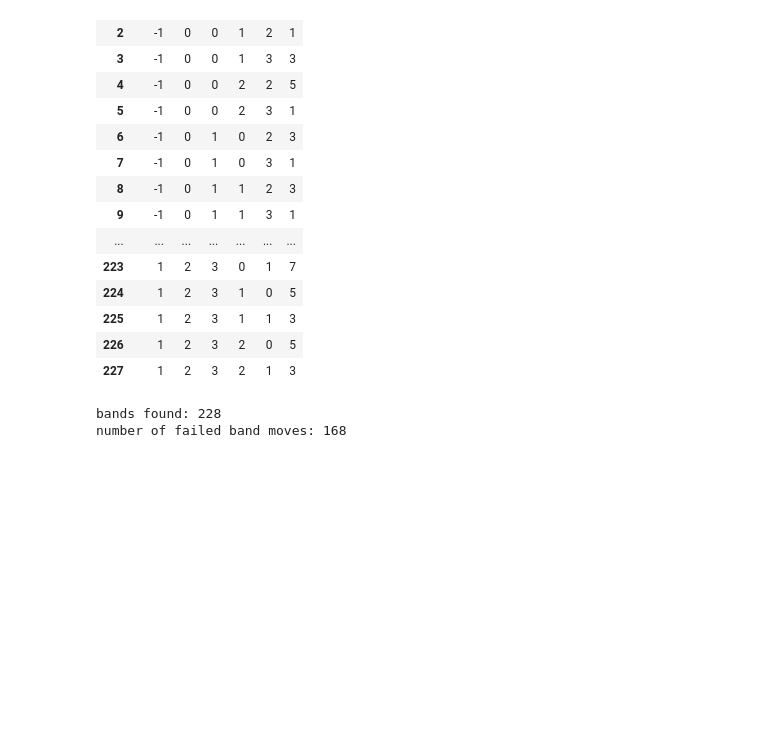
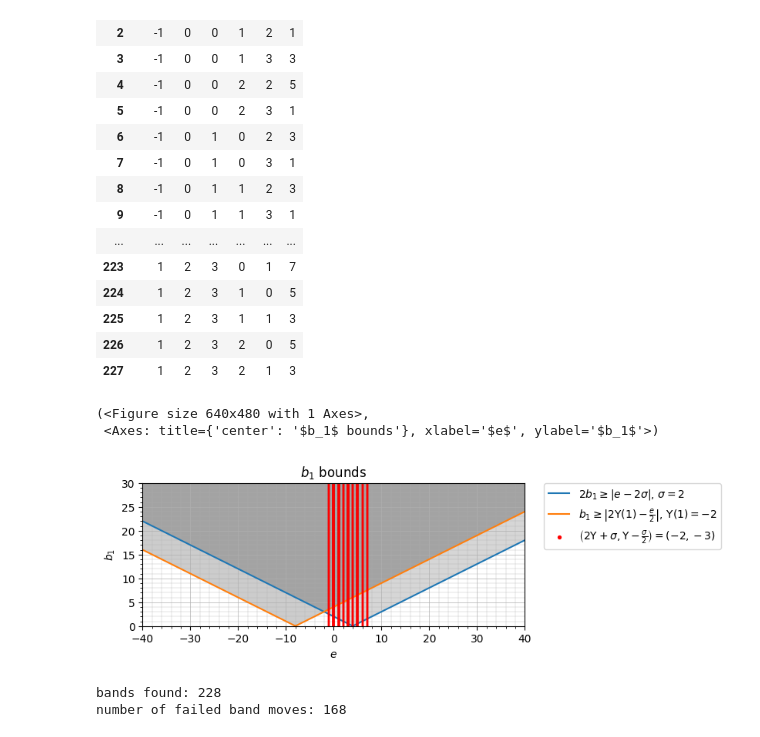
Before and after one commit to JulesGB/KnotGeography, a Jupyter notebook: band moves via dual graph.ipynb, the cells around one changed output. Saved outputs shown, nothing was run; the diff lists cells and outputs as text; code cells hidden in the pictures; blank space fills up the shorter version.

Commit message:
band geography plots

```diff
--- a/band moves via dual graph.ipynb
+++ b/band moves via dual graph.ipynb
@@ -44,7 +47,3 @@ cob.band_move(0, (0,0), (0,1))
 print(normal_euler_number(cob))
 # %% [output]
 6
-# %%
-cob = khovanov.Cobordism(K_kh)
-cob.band_move(0, (0,0), (2,3))
-print(normal_euler_number(cob))
@@ -88,6 +85,13 @@ def try_bands(knot : khovanov.Link):
 
     return pd.DataFrame(zip(twists, c0s, s0s, c1s, s1s, es),
                         columns=['twist', 'c0', 's0', 'c1', 's1', 'e'])
+# %%
+def plot_bands(Ksnappy, df):
+    # use existing plotting code
+    # plot df points
+    fig, ax = plot_bounds(Ksnappy)
+    ax.vlines(df['e'], -100, 100, colors='red')
+    return fig, ax
 # %%
 bands_K = try_bands(K_kh)
 with pd.option_context('display.max_rows', None, 'display.max_columns', None): display(bands_K)
@@ -111,6 +115,12 @@ number of failed band moves: 168
 | 225 | 1 | 2 | 3 | 1 | 1 | 3 |
 | 226 | 1 | 2 | 3 | 2 | 0 | 5 |
 | 227 | 1 | 2 | 3 | 2 | 1 | 3 |
+# %%
+plot_bands(K, bands_K)
+# %% [output]
+(<Figure size 640x480 with 1 Axes>,
+ <Axes: title={'center': '$b_1$ bounds'}, xlabel='$e$', ylabel='$b_1$'>)
+[figure, added]
 # %%
 bands_mirror_K = try_bands(K_kh.mirror())
 bands_mirror_K
```
Also changed, not shown: parts of 4 cells of this notebook, 1 other file.
